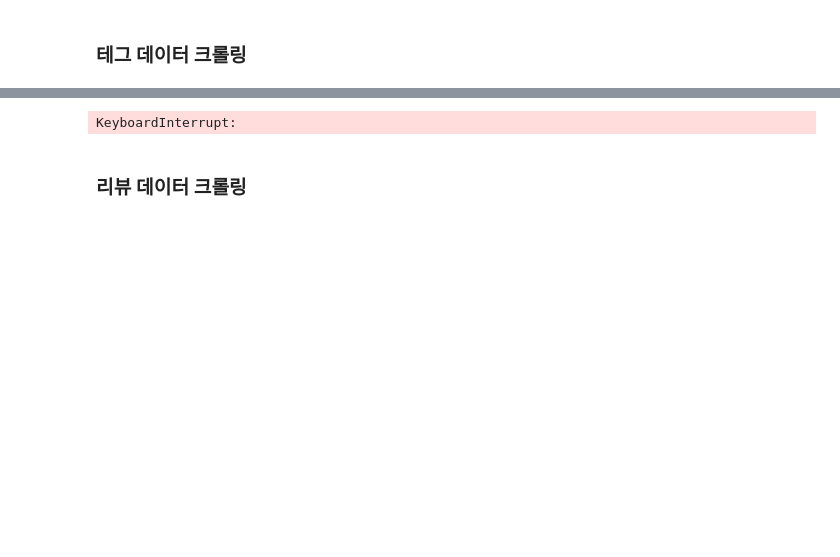
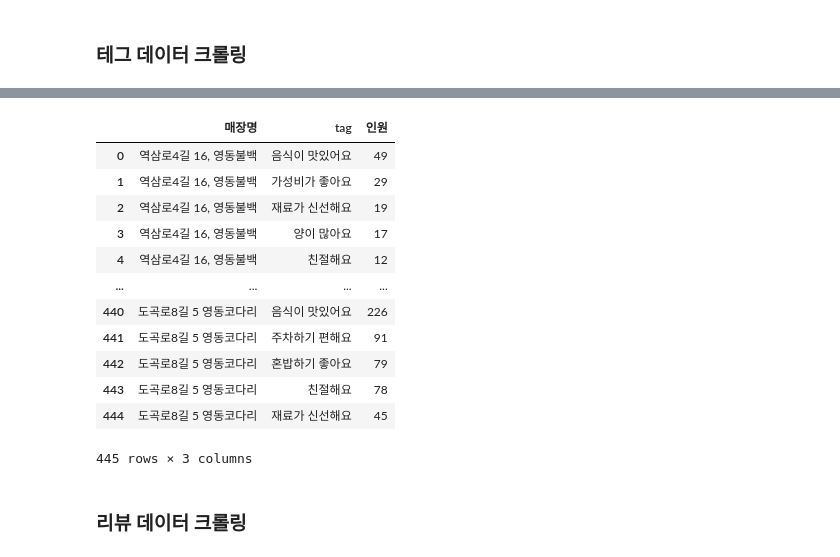
Before and after one commit to Lunch-Lab/data, a Jupyter notebook: naver_tag_review_크롤링.ipynb, the cells around one changed output, grey strips where cells are left out. Cells and saved outputs as stored; diff of their text form; code cells hidden in the pictures; blank space fills up the shorter version.

```diff
--- a/naver_tag_review_크롤링.ipynb
+++ b/naver_tag_review_크롤링.ipynb
@@ -26,16 +26,16 @@ import pandas as pd
 # %%
 # 데이터 불러오기
 original_res_df = pd.read_excel('combined_file.xlsx')
-res_df = original_res_df.copy()
-res_df = res_df.loc[res_df['검색여부'] == '가능'].reset_index(drop=True)
-res_df.drop('Unnamed: 0', axis=1, inplace=True)
+original_df = original_res_df.copy()
+original_df = original_df.loc[original_df['검색여부'] == '가능'].reset_index(drop=True)
+original_df.drop('Unnamed: 0', axis=1, inplace=True)
 
 
 # 컬럼 순서 바꾸기 -> 보기 좋으라고 바꿈
-res_df['검색어'] = res_df['상세주소'] + " " + res_df['사업장명']
+original_df['검색어'] = original_df['상세주소'] + " " + original_df['사업장명']
 column_order = ['검색어', '업태구분명', '사업장명', '사업장명_원본', '시도', '지역구', '상세주소', '소재지전체주소', '도로명전체주소', '좌표정보(x)', '좌표정보(y)', '검색여부', '영업상태명']
-res_df = res_df[column_order]
-res_df.tail()
+original_df = original_df[column_order]
+original_df.tail()
 # %% [output]
 |  | 검색어 | 업태구분명 | 사업장명 | 사업장명_원본 | 시도 | 지역구 | 상세주소 | 소재지전체주소 | 도로명전체주소 | 좌표정보(x) | 좌표정보(y) | ... |
 | 8291 | 도곡로 401, 간코 | 일식 | 간코 | 간코 롯데백화점강남점 | 서울특별시 | 강남구 | 도곡로 401, | 서울특별시 강남구 대치동 937 롯데백화점 | 서울특별시 강남구 도곡로 401, 롯데백화점 지하1층 (대치동) | 204669.543367 | 443873.621189 | ... |
@@ -51,0 +50,7 @@ res_df= res_df[:100]
+# %%
+start_num = 1300 # 할 차례
+num = 100
+end_num = start_num + num
+res_df = original_df[start_num:end_num]
+res_df = res_df.reset_index(drop=True)
+res_df.head(3)
@@ -52,5 +62,7 @@ res_df= res_df[:100]
 # %%
-# 해민
+# # 해민
+# import chromedriver_autoinstaller
+# chromedriver_autoinstaller.install()
 # driver = webdriver.Chrome()
 
 # 지선
@@ -62,8 +74,9 @@ category_name_list = []
 price_list = []
 
 
-for i in range(0,len(res_df)):
+# for i in range(0,len(res_df)):
 
+for i in tqdm(range(0, len(res_df)), desc='진행 중', position=0, leave=True):
     name = res_df['검색어'][i]
     driver.get('https://map.naver.com/p/search/{}'.format(name))
 
@@ -103,31 +116,43 @@ for i in range(0,len(res_df)):
         #             button = driver.find_element(By.XPATH, '//*[@id="app-root"]/div/div/div/div[6]/div[2]/div[1]/div/div/div[2]/a[1]')
         #             button.click()
         #             time.sleep(0.4)
         #         except ElementClickInterceptedException:
         #             break
         # except NoSuchElementException:
         #     print("No more '더보기' button found. Exiting the loop.")
 
         # 여러 식당 정보를 반복하며 리스트에 추가
         for item in items:
             restaurant_name_list.append(name)
             category_name_list.append(item.text.split('"')[1])
             price_list.append(int(''.join(filter(str.isdigit, item.text))))
 
         data_list = {
             '매장명': restaurant_name_list,
             'tag': category_name_list,
             '인원': price_list
         }
     except :
         data_list = {
             '매장명': restaurant_name_list,
             'tag': '리뷰 10개 미만',
             '인원': ''
         }
         continue
 
 result_df = pd.DataFrame(data_list)
 result_df
 # %% [output]
+|  | 매장명 | tag | 인원 |
+| 0 | 역삼로4길 16, 영동불백 | 음식이 맛있어요 | 49 |
+| 1 | 역삼로4길 16, 영동불백 | 가성비가 좋아요 | 29 |
+| 2 | 역삼로4길 16, 영동불백 | 재료가 신선해요 | 19 |
+| 3 | 역삼로4길 16, 영동불백 | 양이 많아요 | 17 |
+| 4 | 역삼로4길 16, 영동불백 | 친절해요 | 12 |
+| ... | ... | ... | ... |
+| 440 | 도곡로8길 5 영동코다리 | 음식이 맛있어요 | 226 |
+| 441 | 도곡로8길 5 영동코다리 | 주차하기 편해요 | 91 |
+| 442 | 도곡로8길 5 영동코다리 | 혼밥하기 좋아요 | 79 |
+| 443 | 도곡로8길 5 영동코다리 | 친절해요 | 78 |
+| 444 | 도곡로8길 5 영동코다리 | 재료가 신선해요 | 45 |
-KeyboardInterrupt:
+445 rows × 3 columns
```
Also changed, not shown: parts of 20 cells of this notebook, 7 other files.
